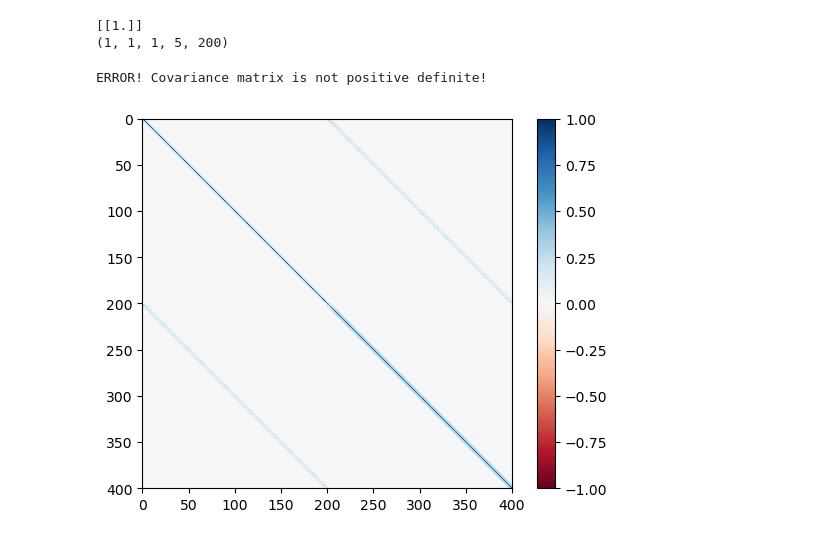
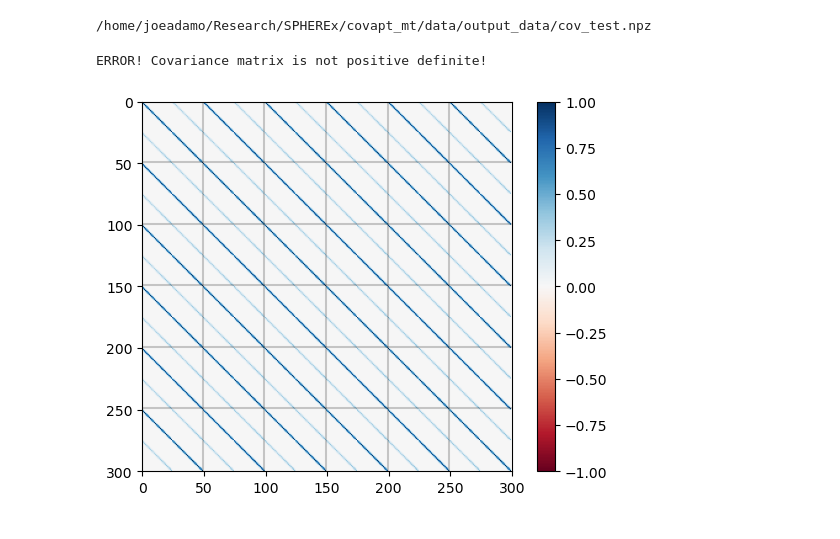
Before and after one commit to jadamo/covapt_mt, a Jupyter notebook: test_mt_covapt.ipynb, the cells around one changed output. Cells and saved outputs as stored; diff of their text form; code cells hidden in the pictures.

Commit message:
window function refactoring

```diff
--- a/test_mt_covapt.ipynb
+++ b/test_mt_covapt.ipynb
@@ -6,31 +7,21 @@ from covapt_mt.covapt import covariance_model
 # %%
-pk_galaxy_file = "/home/joeadamo/Research/SPHEREx/covapt_mt/data/ps_for_Robin.npy"
-pk_galaxy_dir = "/home/joeadamo/Research/SPHEREx/covapt_mt/data/"
-window_dir = "/home/joeadamo/Research/SPHEREx/covapt_mt/data/Wij_k200_for_Robin.npy"
-k = np.loadtxt(pk_galaxy_dir+"k_FS.dat")
-# P0 = np.loadtxt(pk_galaxy_dir+"P0_FS.dat")
-# P2 = np.loadtxt(pk_galaxy_dir+"P2_FS.dat")
-# P4 = np.loadtxt(pk_galaxy_dir+"P4_FS.dat")
-# pk_galaxy = np.vstack([P0, P2, P4])
-# pk_galaxy = pk_galaxy.reshape((1, 1, pk_galaxy.shape[0], pk_galaxy.shape[1]))
-#np.save(pk_galaxy_dir+"ps_for_Robin.npy", pk_galaxy)
+config_dict = load_config_file("config/get_covariance.yaml")
 
-n_galaxy = np.array([3e-4])
-alpha = 1.
+k_data = np.load(config_dict["input_dir"] + config_dict["k_array_file"])
+k_0 = k_data["k_0"]
+print(config_dict["output_dir"] + config_dict["covariance_file"])
+C_data = np.load(config_dict["output_dir"] + config_dict["covariance_file"])
+C_G, P_G = [], []
+num_zbins = len(C_data.files)
+num_tracers = 3
+num_spectra = 6
+num_kbins = len(k_0)
 
-model = covariance_model(2, 2, n_galaxy, alpha, k, window_dir)
-model.load_power_spectrum(pk_galaxy_file)
-
-print(model.alpha_mt)
-print(model.pk_galaxy.shape)
+for z in range(num_zbins):
+    C_G.append(C_data["zbin_"+str(z)])
+    P_G.append(np.linalg.inv(C_G[z]))
 # %% [output]
-[[1.]]
-(1, 1, 1, 5, 200)
+/home/joeadamo/Research/SPHEREx/covapt_mt/data/output_data/cov_test.npz
-# %%
-C_G = model.get_mt_gaussian_covariance()
-P_G = np.zeros_like(C_G)
-for z in range(model.num_zbins):
-    P_G[z] = np.linalg.inv(C_G[z])
 # %%
 def CorMat(cov):
     rms = np.sqrt(np.diag(cov))
@@ -40,24 +31,24 @@ def CorMat(cov):
             cor[i,j] = cov[i,j]/(rms[i]*rms[j])
     return cor
 # %%
-for z in range(model.num_zbins):
+for z in range(num_zbins):
 
     try:
         L = np.linalg.cholesky(C_G[z])
         print("Covariance matrix is positive definite! :)")
     except:
         print("ERROR! Covariance matrix is not positive definite!")
 
     plt.figure()
     corr = CorMat(C_G[z])
     img = plt.imshow(corr, vmin=-1, vmax=1, cmap="RdBu")
-    for i in range(model.num_spectra):
-        plt.axvline(i*model.num_kbins*2 - 1, c="black", alpha=0.2)
-        plt.axhline(i*model.num_kbins*2 - 1, c="black", alpha=0.2)
-    plt.xlim(0, model.num_spectra*2*model.num_kbins)
-    plt.ylim(model.num_spectra*2*model.num_kbins, 0)
+    for i in range(num_spectra):
+        plt.axvline(i*num_kbins*2 - 1, c="black", alpha=0.2)
+        plt.axhline(i*num_kbins*2 - 1, c="black", alpha=0.2)
+    plt.xlim(0, num_spectra*2*num_kbins)
+    plt.ylim(num_spectra*2*num_kbins, 0)
     plt.colorbar()
 # %% [output]
 ERROR! Covariance matrix is not positive definite!
-[figure, old version]
+[figure, new version]
 # %%
```
Also changed, not shown: parts of 6 cells of this notebook, 5 other files.
